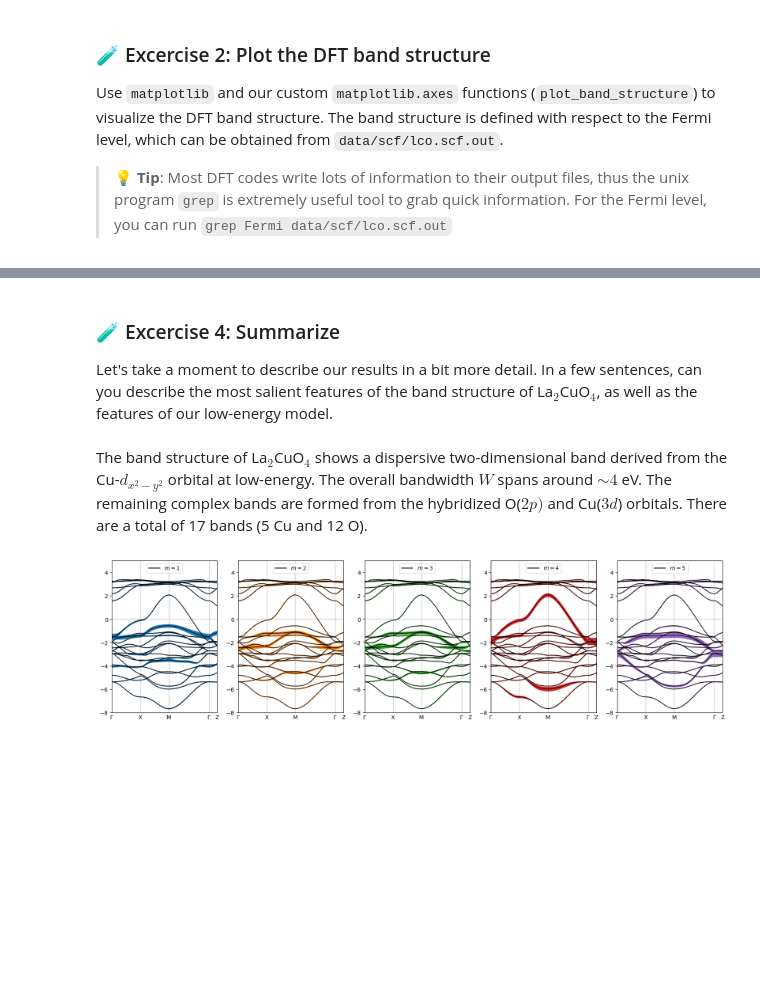
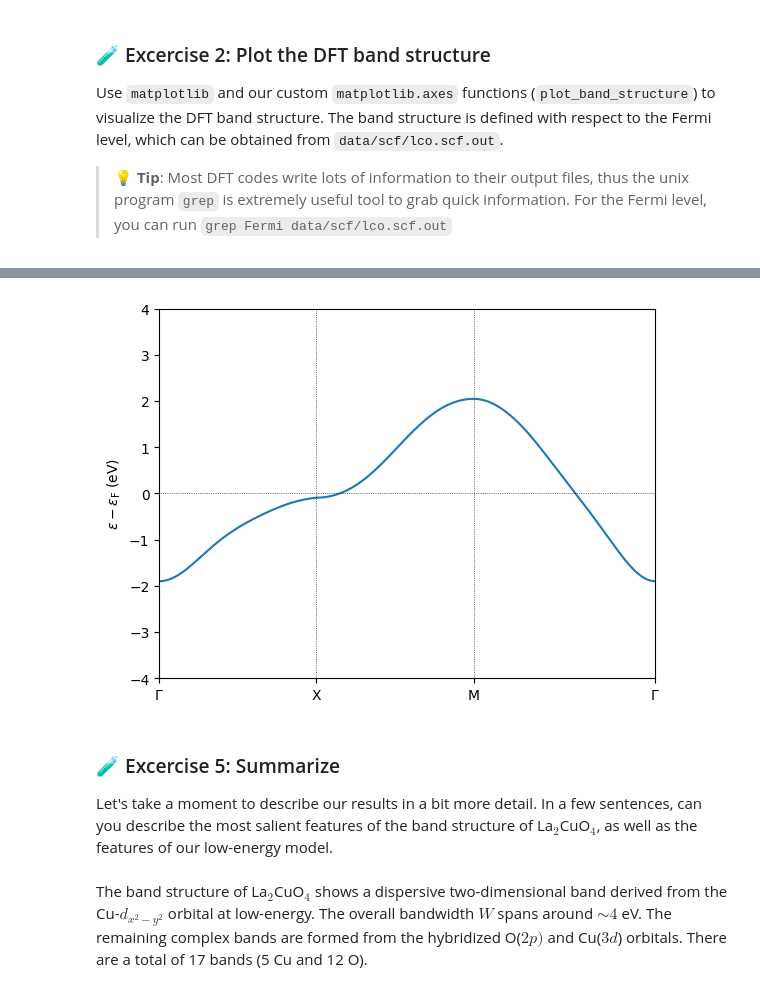
Before and after one commit to harrisonlabollita/TRIQS-tutorials, a Jupyter notebook: ModEST-DMFT/01s-dft.ipynb, the cells around one changed output, grey strips where cells are left out. Drawn from its saved outputs; the diff is of its cells as text; code cells hidden in the pictures; blank space fills up the shorter version.

```diff
--- a/ModEST-DMFT/01s-dft.ipynb
+++ b/ModEST-DMFT/01s-dft.ipynb
@@ -268,48 +277,35 @@ plt.show()
+# %%
+import triqs_modest as modest
+from triqs.lattice.utils import k_space_path
+
+# high-symmetry points in bct zon
+G = [0.00,  0.00,  0.00]
+X = [0.25, -0.25,  0.25]
+M = [0.00,  0.00,  0.50]
+
+# create high-symmetry path
+segments = [(G,X), (X,M), (M, G)]
+k_points, k_lin, k_ticks = k_space_path(segments, num=50)
+
+# load in obe or the TB hamiltonian
+obe  = modest.one_body_elements_from_wannier90("./data/mlwf/lco",  "NonPolarized", [modest.AtomicOrbs(l=2,dim=1,dft_idx=0,cls_idx=0)])
+
+# compute the disperion along the high-symmetry directions
+e_k = obe.H[0](k_points).real.reshape(1,-1)
+
+# plot the disperion and decorate
+plt.plot(k_lin, e_k[0,:] - eF)
+for k in k_ticks: plt.axvline(k, color='k', lw=0.5, ls='dotted')
+plt.axhline(0, color='k', lw=0.5, ls='dotted')
+plt.xticks(k_ticks, [r'$\Gamma$', 'X', 'M', r'$\Gamma$'])
+plt.ylim(-4,4); plt.xlim(min(k_lin), max(k_lin))
+plt.ylabel(r'$\varepsilon-\varepsilon_{\mathrm{F}}$ (eV)')
+plt.show()
+# %% [output]
+[figure, added]
 # %% [markdown]
-### 🧪 Excercise 4: Summarize
+### 🧪 Excercise 5: Summarize
 
 Let's take a moment to describe our results in a bit more detail. In a few sentences, can you describe the most salient features of the band structure of La$_{2}$CuO$_{4}$, as well as the features of our low-energy model.
 # %% [markdown]
 The band structure of La$_{2}$CuO$_{4}$ shows a dispersive two-dimensional band derived from the Cu-$d_{x^{2}-y^{2}}$ orbital at low-energy. The overall bandwidth $W$ spans around $\sim 4$ eV. The remaining complex bands are formed from the hybridized O($2p)$ and Cu($3d$) orbitals. There are a total of 17 bands (5 Cu and 12 O).
-# %%
-import numpy as np
-
-filename1 = 'data/bands/lco_bands.dat.gnu'
-filename2 = 'data/fatbands/fatbands.dat'
-
-# Step 1: load the DFT data
-data1 = np.loadtxt(filename1)
-data2 = np.loadtxt(filename2)
-
-# Step 2: separate the k-points and eigenvalues
-kpts = np.unique(data1[:,0])
-bands = data1[:,1].reshape(-1, len(kpts))
-
-orbs = 0.3*data2[:, 2].reshape(5, len(kpts), len(bands))
-orbs = np.swapaxes(orbs, 1, 2)
-
-import matplotlib.pyplot as plt
-from utils.mpl_interface import plot_band_structure, plot_wannier_bands
-
-# Fermi level (grep Fermi data/scf/lco.scf.out)
-eF =  12.7367
-
-fig, ax = plt.subplots(1, 5, figsize=(20,5))
-
-# high-symmetry points and labels (from data/bands/lco.bands.out)
-high_symm_points = [0.0000, 0.9342, 1.8683, 3.1894, 3.4595]
-high_symm_labels = [r'$\Gamma$', 'X', 'M', r'$\Gamma$', 'Z']
-
-
-for i in range(5):
-    # use kpts and bands from Exercise 1
-    plot_band_structure(kpts, bands, orb_char=orbs[i], axes=ax[i], orb_char_color="C%d" % i,
-                        fermi_level=eF, high_symm_points=high_symm_points, high_symm_labels=high_symm_labels)
-
-    ax[i].plot([], [], color='k', label=r'$m=%d$' % (i+1))
-    ax[i].legend(loc='upper center', ncols=2, fontsize=10)
-    ax[i].set_ylim(-8, 5)
-
-plt.show()
-# %% [output]
-[figure, removed]
```
Also changed, not shown: parts of 9 cells of this notebook, 1 other file.
